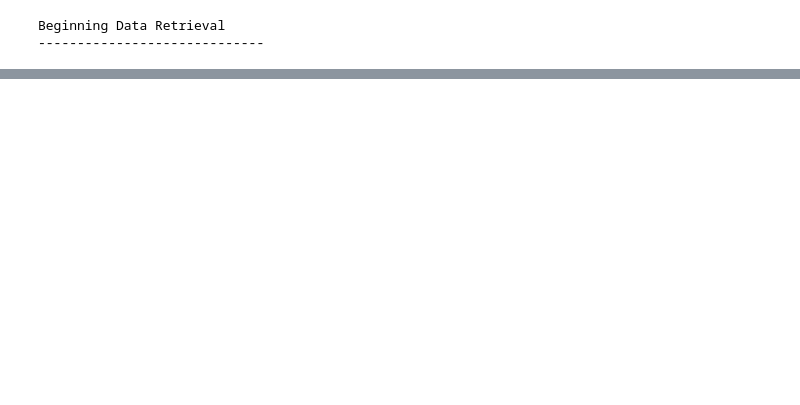
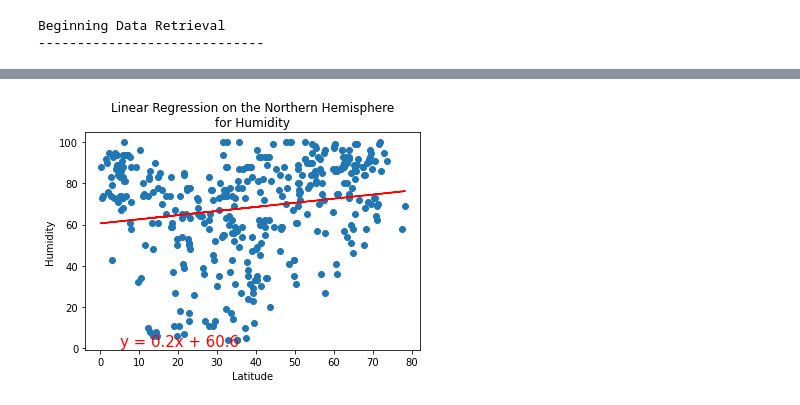
Before and after one commit to EMarksCyr/World_Weather_Analysis, a Jupyter notebook: WeatherPy.ipynb, the cells around one changed output, grey strips where cells are left out. Saved outputs shown, nothing was run; the diff lists cells and outputs as text; code cells hidden in the pictures; blank space fills up the shorter version.

```diff
--- a/WeatherPy.ipynb
+++ b/WeatherPy.ipynb
@@ -364,0 +439,9 @@ plt.show()
+# %%
+#call the linear regression method on the Northern hemisphere dataframe
+x_values = northern_hemi_df["Lat"]
+y_values = northern_hemi_df["Humidity"]
+
+#call the function created above
+plot_linear_regression(x_values, y_values, 'Linear Regression on the Northern Hemisphere\nfor Humidity', 'Humidity', (5, 1))
+# %% [output]
+[figure, added]
```
Also changed, not shown: parts of 27 cells of this notebook, 6 other files.
